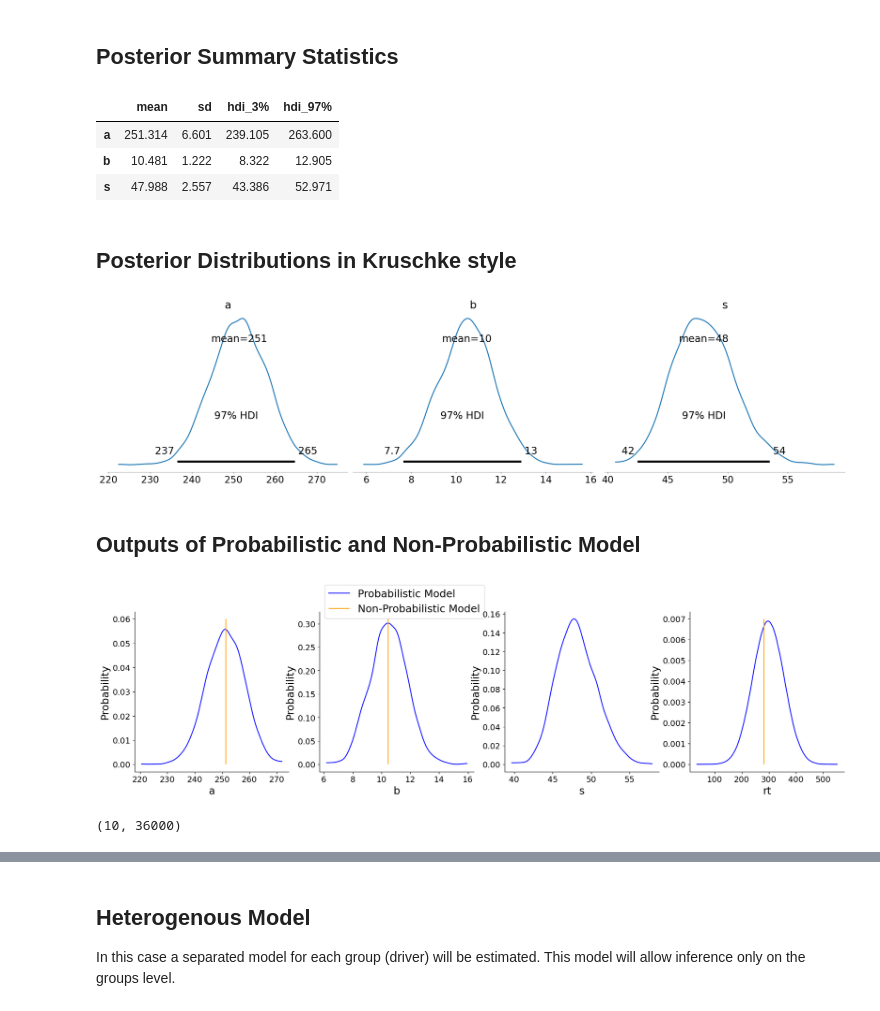
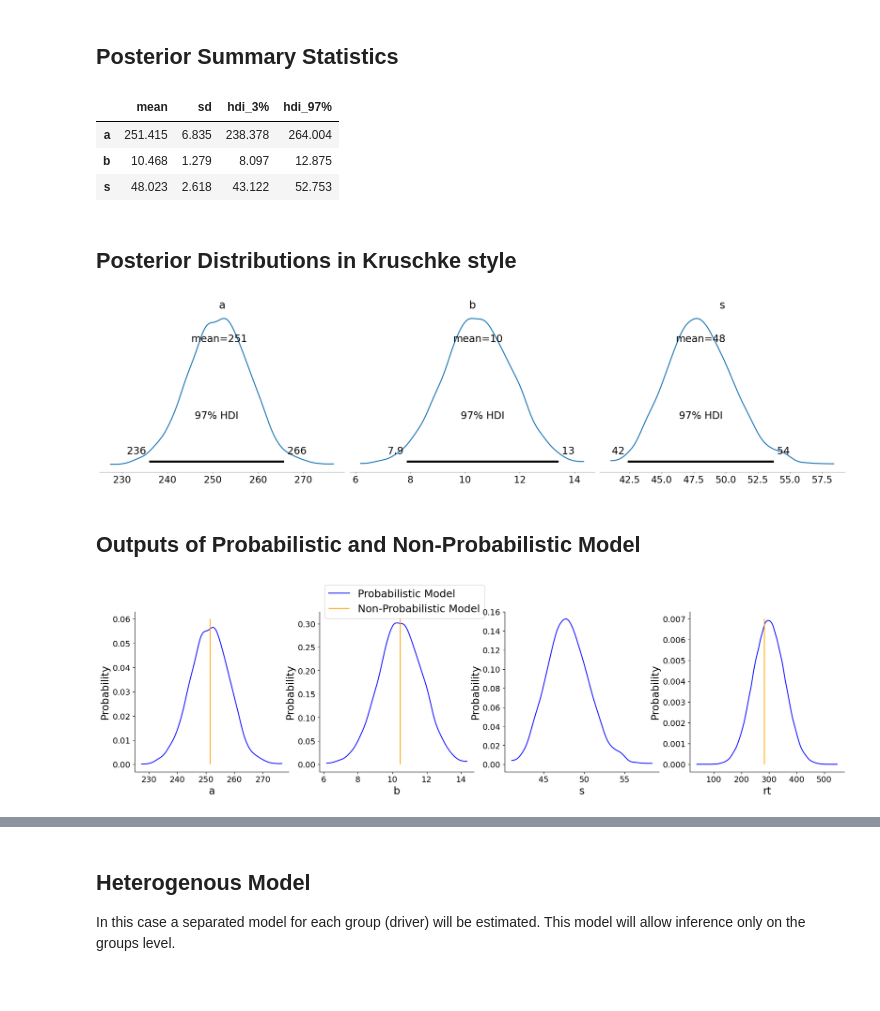
Before and after one commit to evdoxiataka/thesis_examples, a Jupyter notebook: driver_reaction_time.ipynb, the cells around one changed output, grey strips where cells are left out. Cells and saved outputs as stored; diff of their text form; code cells hidden in the pictures.

```diff
--- a/driver_reaction_time.ipynb
+++ b/driver_reaction_time.ipynb
@@ -20,8 +19,8 @@ WARNING (theano.tensor.blas): Using NumPy C-API based implementation for BLAS fu
 # %%
 ## data from Belenky et al. (2003)
 ## retrieved from https://benlambertdotcom.files.wordpress.com/2018/08/all_data.zip
-DATAPATH = 'evaluation_sleepstudy.csv'
-reactions = pd.read_csv(DATAPATH, usecols = ['Reaction','Days','Subject'])
+dataFile = 'evaluation_sleepstudy.csv'
+reactions = pd.read_csv(dataFile, usecols = ['Reaction','Days','Subject'])
 # %% [markdown]
 # Linear Regression Model
 
@@ -33,6 +32,9 @@ x = np.array(reactions.Days).reshape(-1, 1)
 y = np.array(reactions.Reaction).reshape(-1, 1)
 reg = LinearRegression().fit(x, y)
 ##
+slope = reg.coef_[0][0]
+intercept = reg.intercept_[0]
+reaction_time = reg.predict(np.array([[3]]))[0][0]
 print("The R^2 correlation is", reg.score(x, y))
 print("The slope b is", reg.coef_[0][0])
 print("The intercept a is", reg.intercept_[0])
@@ -56,13 +58,14 @@ lreg_plot(reactions, reg.coef_[0][0], reg.intercept_[0])
 In this case data is treated as a single group and pooled together. The parameters are fixed across all data.
 # %%
 with pm.Model() as homogenous_model:
-    ## MODEL DEFINITION
     ## priors
-    a = pm.Normal("a", mu = 100, sd = 250)
-    b = pm.Normal("b", mu = 10, sd = 250)
-    s = pm.HalfNormal("s", sd = 200)
+    a = pm.Normal("a", mu = 100, sd = 100)
+    b = pm.Normal("b", mu = 10, sd = 5)
+    s = pm.HalfNormal("s", sd = 50)
     ## likelihood
-    rt = pm.Normal('rt',mu = a + b*reactions.Days, sd = s, observed = reactions.Reaction)
+    rt = pm.Normal("rt",mu = a + b*reactions.Days,
+                        sd = s,
+                        observed = reactions.Reaction)
 
     ## INFERENCE
     ## Get posterior trace, prior and posterior predictive samples
@@ -72,7 +75,7 @@ with pm.Model() as homogenous_model:
                                                           samples = samples)
 
     ## Get the DAG of the model
-    dag = get_dag(fullyPooled_model)
+    dag = get_dag(homogenous_model)
 
     ## Export inference results in ArviZ InferenceData obj
     data = az.from_pymc3(trace = trace,
@@ -110,61 +166,18 @@ with fullyPooled_model:
 az.summary(trace,kind='stats')
 # %% [output]
 |  | mean | sd | hdi_3% | hdi_97% |
-| a | 251.314 | 6.601 | 239.105 | 263.600 |
-| b | 10.481 | 1.222 | 8.322 | 12.905 |
-| s | 47.988 | 2.557 | 43.386 | 52.971 |
+| a | 251.415 | 6.835 | 238.378 | 264.004 |
+| b | 10.468 | 1.279 | 8.097 | 12.875 |
+| s | 48.023 | 2.618 | 43.122 | 52.753 |
 # %% [markdown]
 ## Posterior Distributions in Kruschke style
 # %%
 kruschke_style_posteriors(trace)
 # %% [output]
-[figure, old version]
+[figure, new version]
 # %% [markdown]
 ## Outputs of Probabilistic and Non-Probabilistic Model
 # %%
-import matplotlib.pyplot as plt
-plt.rcParams.update({'font.size': 18})
-fig, ax = plt.subplots(1, 4, sharey = False,figsize=(22, 5))
-##
-az.plot_dist(trace['a'], color="blue", ax=ax[0])
-ax[0].vlines(x = 251.41, ymin = 0, ymax = 0.06, colors = 'orange')
-
-##
-az.plot_dist(trace['b'], color="blue", ax=ax[1], label="Probabilistic Model")
-ax[1].vlines(x = 10.47, ymin = 0, ymax = 0.31, colors = 'orange', label = 'Non-Probabilistic Model')
-ax[1].legend(loc='upper center', bbox_to_anchor=(0.55, 1.2))
-
-##
-az.plot_dist(trace['s'], color="blue", ax=ax[2])
-
-##
-az.plot_dist(posterior_predictive['rt'], color="blue", ax=ax[3])
-ax[3].vlines(x = 282.82, ymin = 0, ymax = 0.007, colors = 'orange')
-
-##
-ax[0].spines['top'].set_visible(False)
-ax[0].spines['right'].set_visible(False)
-ax[1].spines['top'].set_visible(False)
-ax[1].spines['right'].set_visible(False)
-ax[2].spines['top'].set_visible(False)
-ax[2].spines['right'].set_visible(False)
-ax[3].spines['top'].set_visible(False)
-ax[3].spines['right'].set_visible(False)
-
-ax[0].set_ylabel("Probability")
-ax[1].set_ylabel("Probability")
-ax[2].set_ylabel("Probability")
-ax[3].set_ylabel("Probability")
-
-ax[0].set_xlabel("a")
-ax[1].set_xlabel("b")
-ax[2].set_xlabel("s")
-ax[3].set_xlabel("rt")
-
-plt.savefig('reaction_posterior.pdf', dpi=300, bbox_inches="tight", transparent=True)
+homogenous_models_outputs(trace, posterior_predictive, slope, intercept, reaction_time)
 # %% [output]
-[figure, old version]
+[figure, new version]
-# %%
-np.array([posterior_predictive['y_pred'][:,[s*len(reactions.Days.unique())+day for s in range(len(reactions.Subject.unique()))]].flatten() for day in reactions.Days.unique()]).shape
-# %% [output]
-(10, 36000)
```
Also changed, not shown: parts of 13 cells of this notebook, 1 other file.
